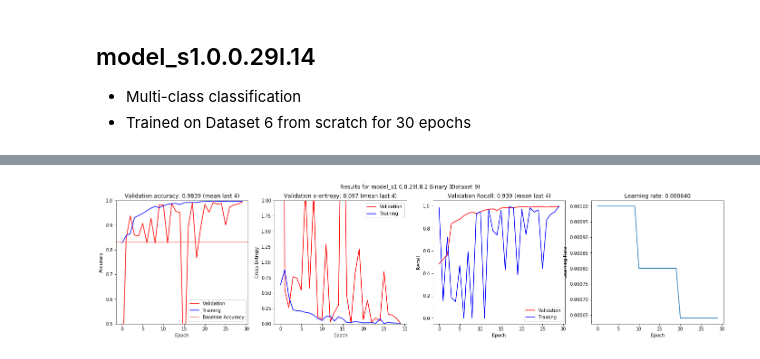
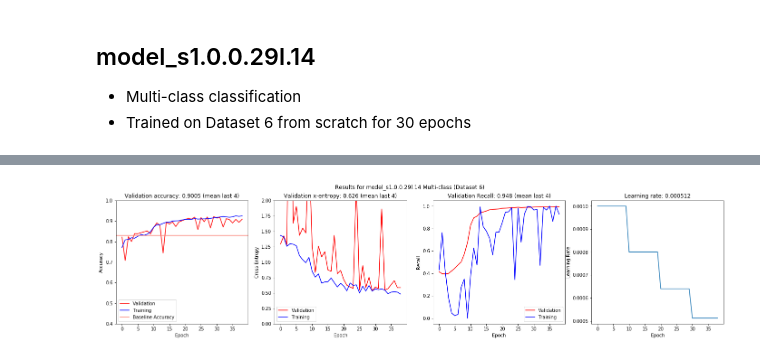
Before and after one commit to escuccim/mias-mammography, a Jupyter notebook: convnet_training_metrics.ipynb, the cells around one changed output, grey strips where cells are left out. Cells and saved outputs as stored; diff of their text form; code cells hidden in the pictures.

```diff
--- a/convnet_training_metrics.ipynb
+++ b/convnet_training_metrics.ipynb
@@ -70,4 +22,4 @@ train_lr_values = np.load(os.path.join("data", "results", model_name, model_name
-# %%
-plot_metrics(train_acc_values, valid_acc_values, train_cost_values, valid_cost_values, train_recall_values, valid_recall_values, train_lr_values, model_name)
-# %% [output]
-[figure, removed]
+# %%
+plot_metrics("model_s1.0.0.29l.14", classification="Multi-class", dataset=6)
+# %% [output]
+[figure, added]
```
Also changed, not shown: parts of 15 cells of this notebook, 7 other files.
